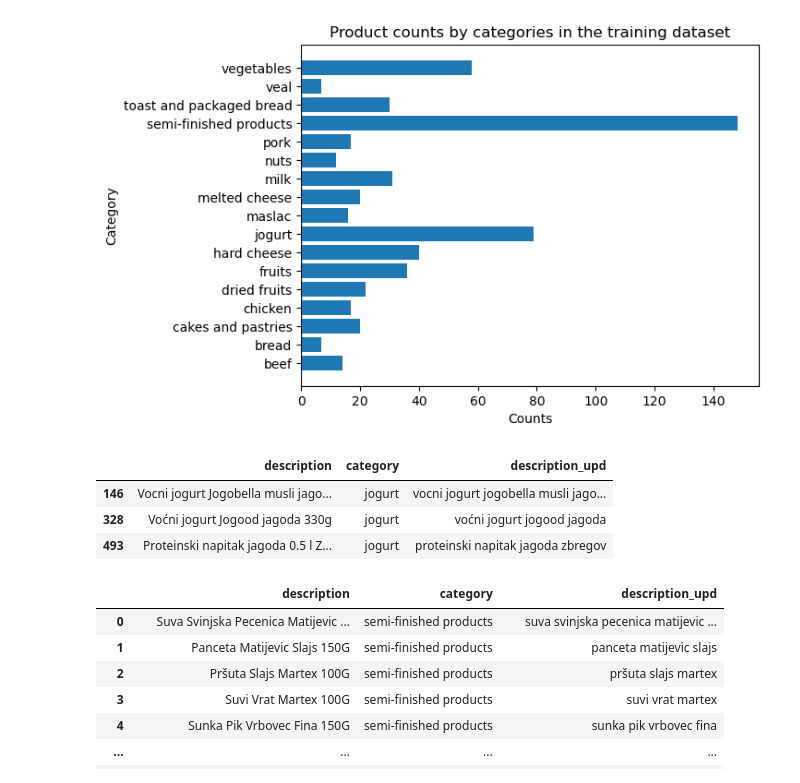
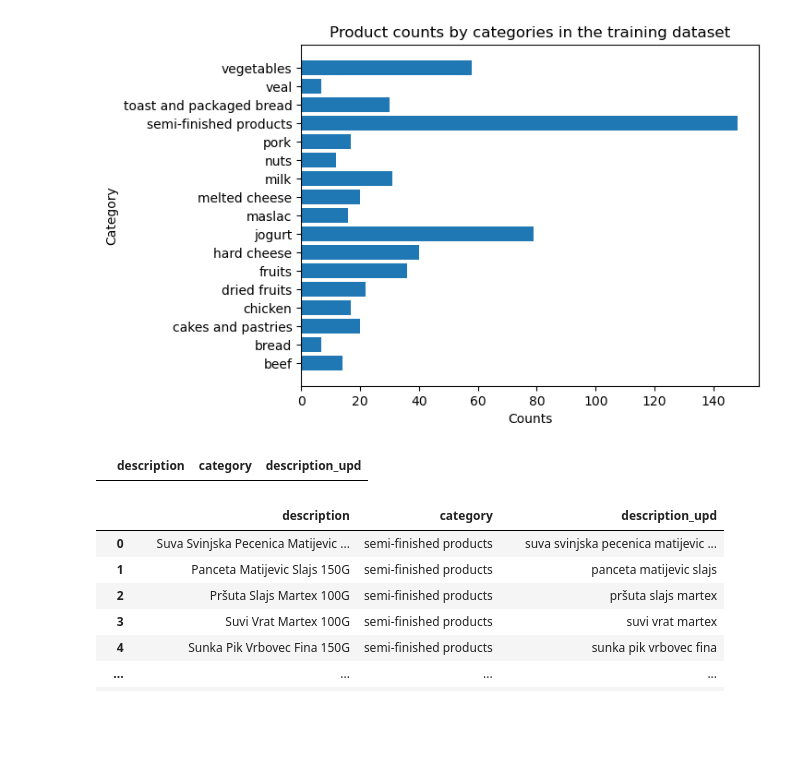
Before and after one commit to MDS-007-52/Peredelano-prices-classify, a Jupyter notebook: classifier.ipynb, the cells around one changed output. Cells and saved outputs as stored; diff of their text form; code cells hidden in the pictures; blank space fills up the shorter version.

```diff
--- a/classifier.ipynb
+++ b/classifier.ipynb
@@ -133,12 +133,10 @@ ax_cs.barh(cat_counts['category'], cat_counts['count'])
 [figure]
 # %%
 # service cell for investigation of the data
-df[df.description.apply(lambda x: 'jagoda' in x)]
+#df[df.description.apply(lambda x: ('4g' in x) or ('5g' in x) or ('0g' in x))]
+df[df.description.apply(lambda x: 'pt' in x)]
 #df[(df.category=='vegetables')|(df.category=='fruits')].head(100)
 #df[df.category=='dried fruits']
 # %% [output]
 |  | description | category | description_upd |
-| 146 | Vocni jogurt Jogobella musli jago... | jogurt | vocni jogurt jogobella musli jago... |
-| 328 | Voćni jogurt Jogood jagoda 330g | jogurt | voćni jogurt jogood jagoda |
-| 493 | Proteinski napitak jagoda 0.5 l Z... | jogurt | proteinski napitak jagoda zbregov |
 # %%
```
Also changed, not shown: parts of 11 cells of this notebook.
